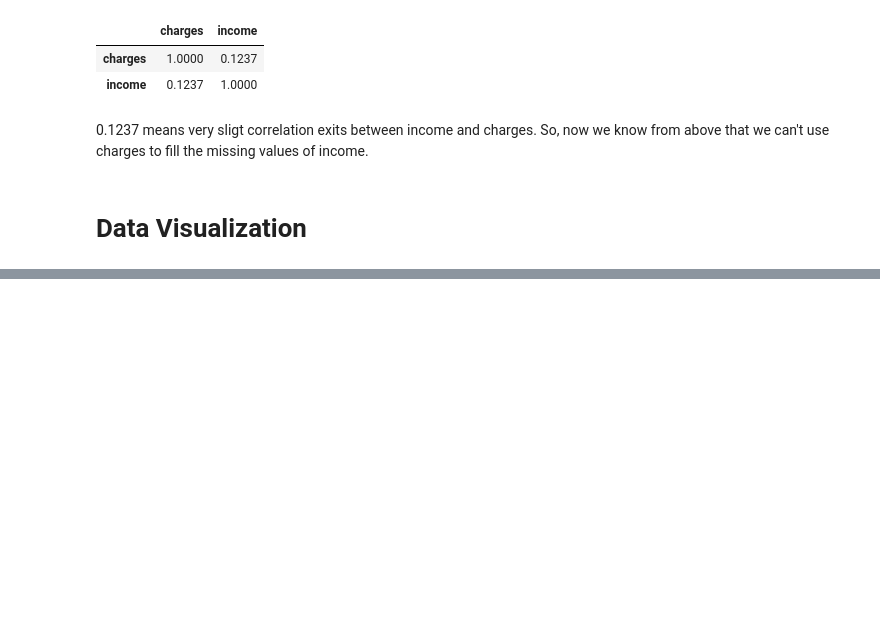
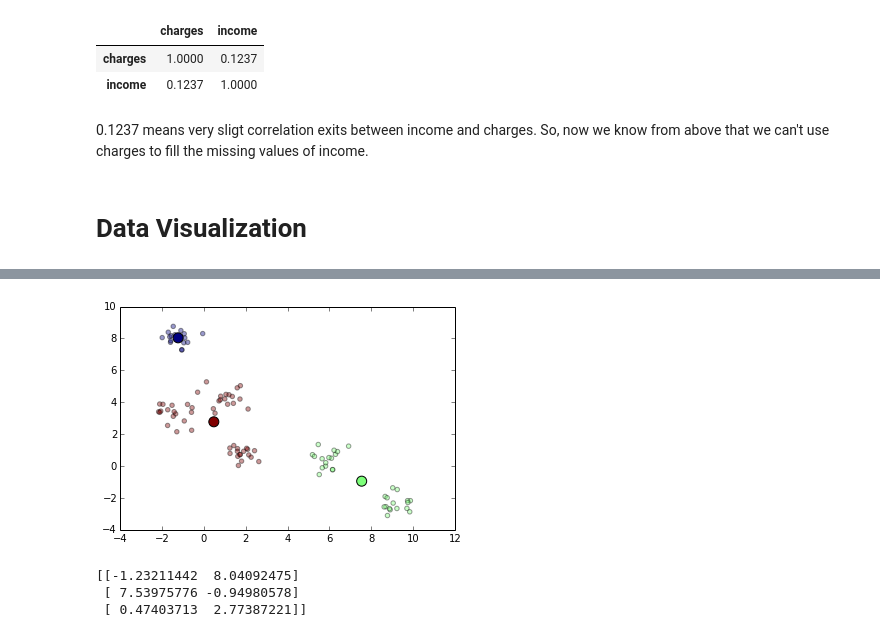
Before and after one commit to AkiraKaneshiro/Python-for-data-science, a Jupyter notebook: datascience.ipynb, the cells around one changed output, grey strips where cells are left out. Cells and saved outputs as stored; diff of their text form; code cells hidden in the pictures; blank space fills up the shorter version.

```diff
--- a/datascience.ipynb
+++ b/datascience.ipynb
@@ -427,0 +458,11 @@ Wrote plots/bar1.html
+# %%
+plt.scatter(X[:,0], X[:,1], c=Y_hat, alpha=0.4)
+mu = kmeans.cluster_centers_
+plt.scatter(mu[:,0], mu[:,1], s=100, c=np.unique(Y_hat))
+plt.show()
+print mu
+# %% [output]
+[figure, added]
+[[-1.23211442  8.04092475]
+ [ 7.53975776 -0.94980578]
+ [ 0.47403713  2.77387221]]
```
Also changed, not shown: parts of 26 cells of this notebook, 3 other files.
